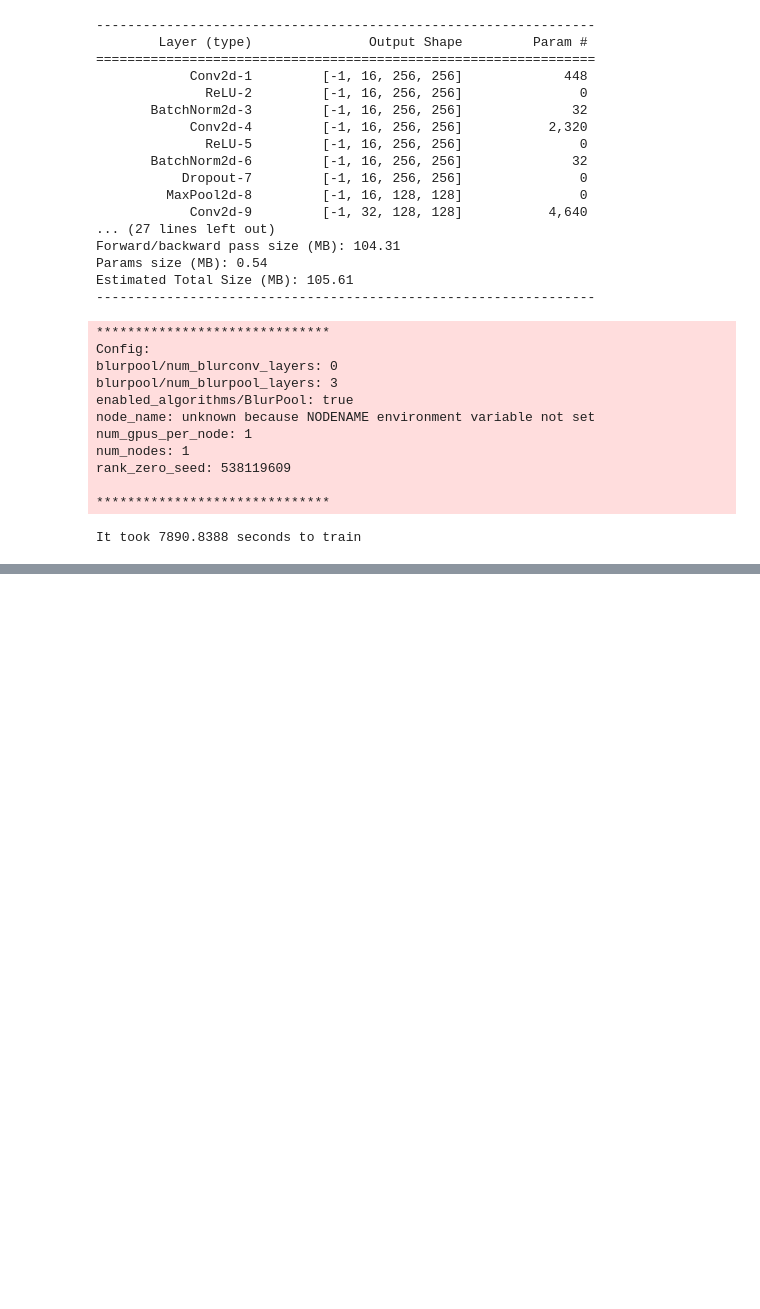
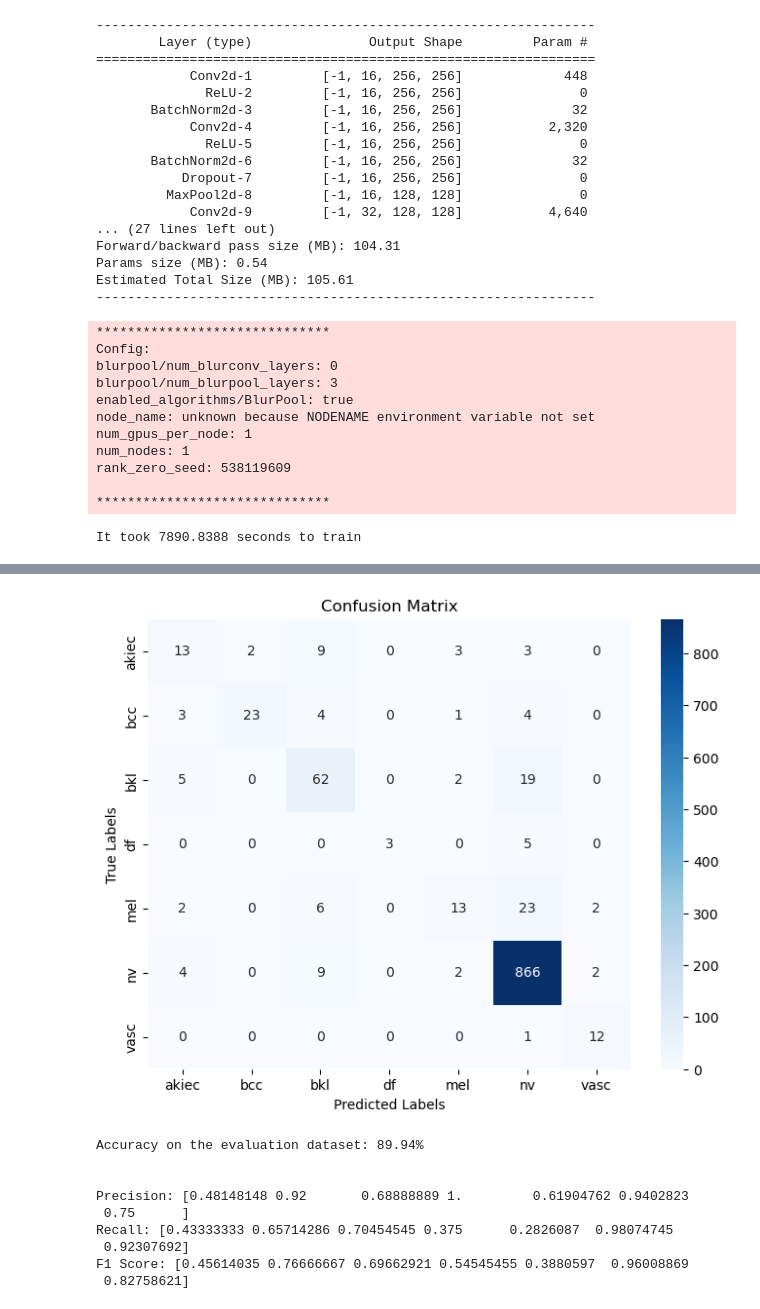
Before and after one commit to satyaram413/mosaic-ml-medical-analysis, a Jupyter notebook: mosaic-ml-melanoma-detection.ipynb, the cells around one changed output, grey strips where cells are left out. Saved outputs shown, nothing was run; the diff lists cells and outputs as text; code cells hidden in the pictures; blank space fills up the shorter version.

```diff
--- a/mosaic-ml-melanoma-detection.ipynb
+++ b/mosaic-ml-melanoma-detection.ipynb
@@ -622,8 +631,8 @@ def transform_images(image_size, crop_size=None):
     valid_dataset = datasets.ImageFolder(root=valid_path, transform=valid_transforms)
 
     # Create data loaders
-    train_batch_size = 128
-    val_batch_size = 128
+    train_batch_size = 10
+    val_batch_size = 10
 
     train_dataloader = torch.utils.data.DataLoader(train_dataset, batch_size=train_batch_size, shuffle=True)
     valid_dataloader = torch.utils.data.DataLoader(valid_dataset, batch_size=val_batch_size, shuffle=False)
@@ -1567,0 +1638,13 @@ ValueError: too many values to unpack (expected 2)
+# %%
+efficientModelWeightsNone = EfficientNetB3Weights(num_classes=7)
+algorithms, optimizer,  = requirementsForModelTraining(efficientModelWeightsNone)
+logger = InMemoryLogger()
+trainer = Trainer(
+    model=efficientModelWeightsNone,
+    optimizers=optimizer,
+    train_dataloader=train_dataloader,
+    eval_dataloader=valid_dataloader,
+    max_duration='15ep',
+    algorithms=algorithms,
+    loggers=logger
+)
@@ -1567,0 +1669,13 @@ ValueError: too many values to unpack (expected 2)
+# %%
+evaluate_model(efficientModelWeightsNone)
+# %% [output]
+[figure, added]
+Accuracy on the evaluation dataset: 89.94%
+
+
+Precision: [0.48148148 0.92       0.68888889 1.         0.61904762 0.9402823
+ 0.75      ]
+Recall: [0.43333333 0.65714286 0.70454545 0.375      0.2826087  0.98074745
+ 0.92307692]
+F1 Score: [0.45614035 0.76666667 0.69662921 0.54545455 0.3880597  0.96008869
+ 0.82758621]
```
Also changed, not shown: parts of 9 cells of this notebook.
